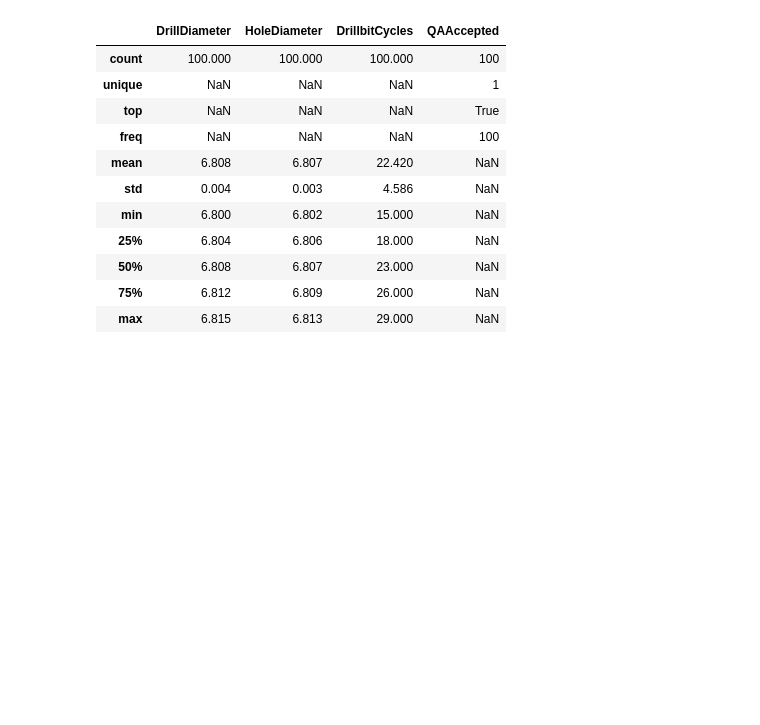
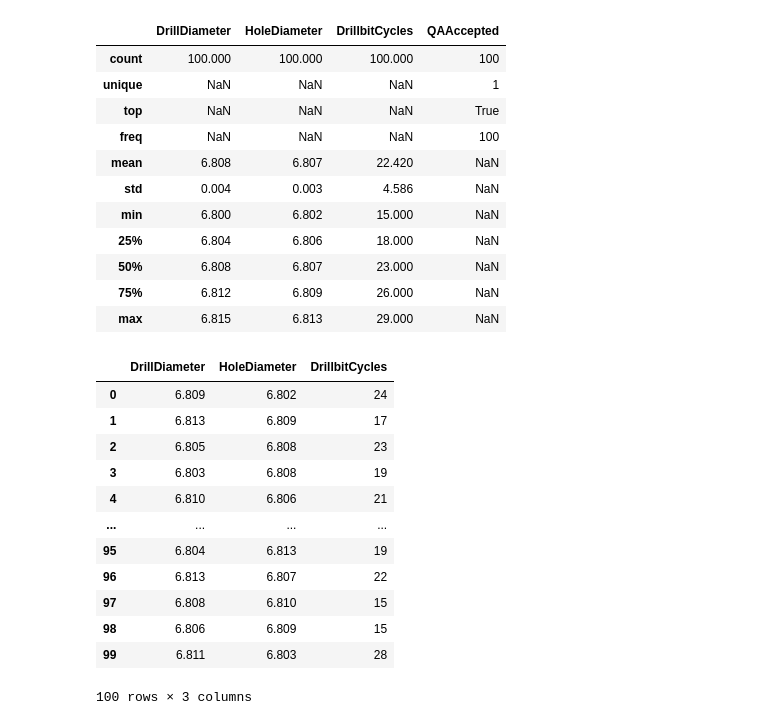
Before and after one commit to killfoley/ProgDAProject, a Jupyter notebook: ProgDA_Project.ipynb, the cells around one changed output. Drawn from its saved outputs; the diff is of its cells as text; code cells hidden in the pictures; blank space fills up the shorter version.

```diff
--- a/ProgDA_Project.ipynb
+++ b/ProgDA_Project.ipynb
@@ -144,3 +144,21 @@ df.describe(include='all') #Outputs a summary of all columns
 | 50% | 6.808 | 6.807 | 23.000 | NaN |
 | 75% | 6.812 | 6.809 | 26.000 | NaN |
 | max | 6.815 | 6.813 | 29.000 | NaN |
+# %%
+#create a new dataframe excluding QAAccepted column as it is non numeric
+df1 = df[["DrillDiameter", "HoleDiameter", "DrillbitCycles"]]
+df1
+# %% [output]
+|  | DrillDiameter | HoleDiameter | DrillbitCycles |
+| 0 | 6.809 | 6.802 | 24 |
+| 1 | 6.813 | 6.809 | 17 |
+| 2 | 6.805 | 6.808 | 23 |
+| 3 | 6.803 | 6.808 | 19 |
+| 4 | 6.810 | 6.806 | 21 |
+| ... | ... | ... | ... |
+| 95 | 6.804 | 6.813 | 19 |
+| 96 | 6.813 | 6.807 | 22 |
+| 97 | 6.808 | 6.810 | 15 |
+| 98 | 6.806 | 6.809 | 15 |
+| 99 | 6.811 | 6.803 | 28 |
+100 rows × 3 columns
```
Also changed, not shown: parts of 2 cells of this notebook.
